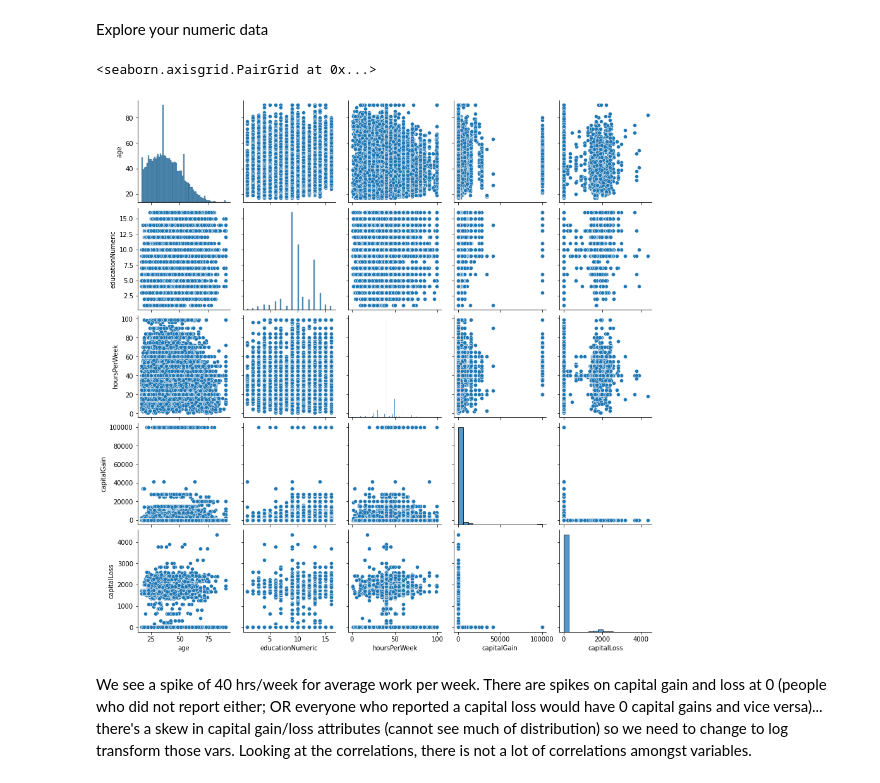
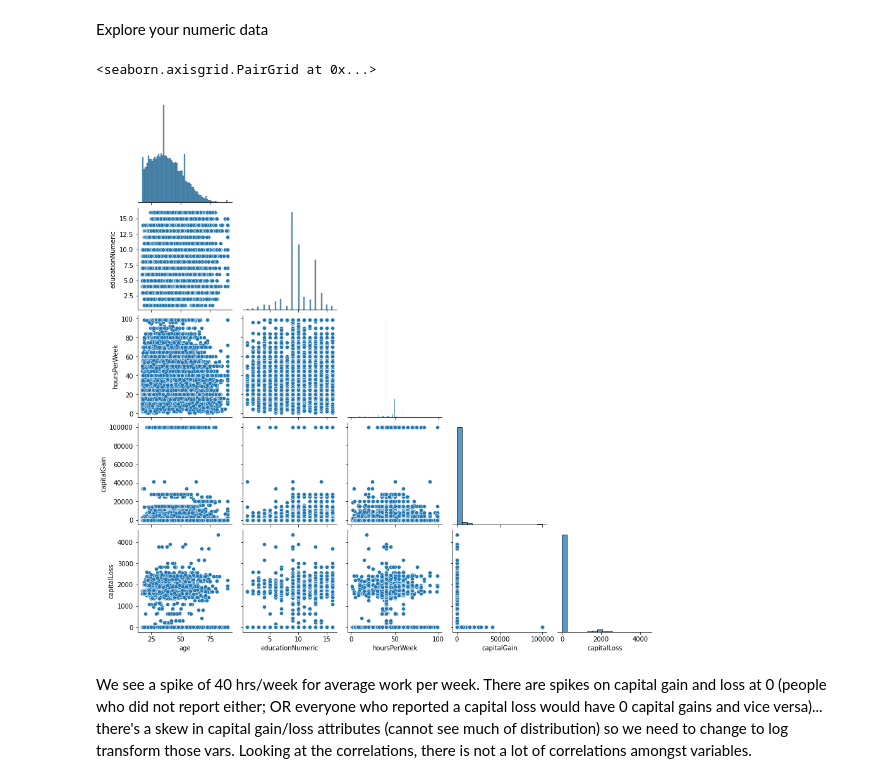
Before and after one commit to chelynl/hierarchical_clustering, a Jupyter notebook: Hierarchical_Clustering.ipynb, the cells around one changed output. Cells and saved outputs as stored; diff of their text form; code cells hidden in the pictures.

```diff
--- a/Hierarchical_Clustering.ipynb
+++ b/Hierarchical_Clustering.ipynb
@@ -33,12 +38,12 @@ Explore your numeric data
 # %%
 # numeric vars
 num_vars = ['age', 'educationNumeric', 'hoursPerWeek', 'capitalGain', 'capitalLoss']
 
 # Basic statistics/visuals: scatter, histograms, correlations of numeric cols
-sns.pairplot(adult[num_vars])
+sns.pairplot(adult[num_vars], corner=True)
 # %% [output]
 <seaborn.axisgrid.PairGrid at 0x...>
-[figure, old version]
+[figure, new version]
 # %% [markdown]
 We see a spike of 40 hrs/week for average work per week. There are spikes on capital gain and loss at 0 (people who did not report either; OR everyone who reported a capital loss would have 0 capital gains and vice versa)... there's a skew in capital gain/loss attributes (cannot see much of distribution) so we need to change to log transform those vars. Looking at the correlations, there is not a lot of correlations amongst variables.
 # %%
```
Also changed, not shown: parts of 9 cells of this notebook.
